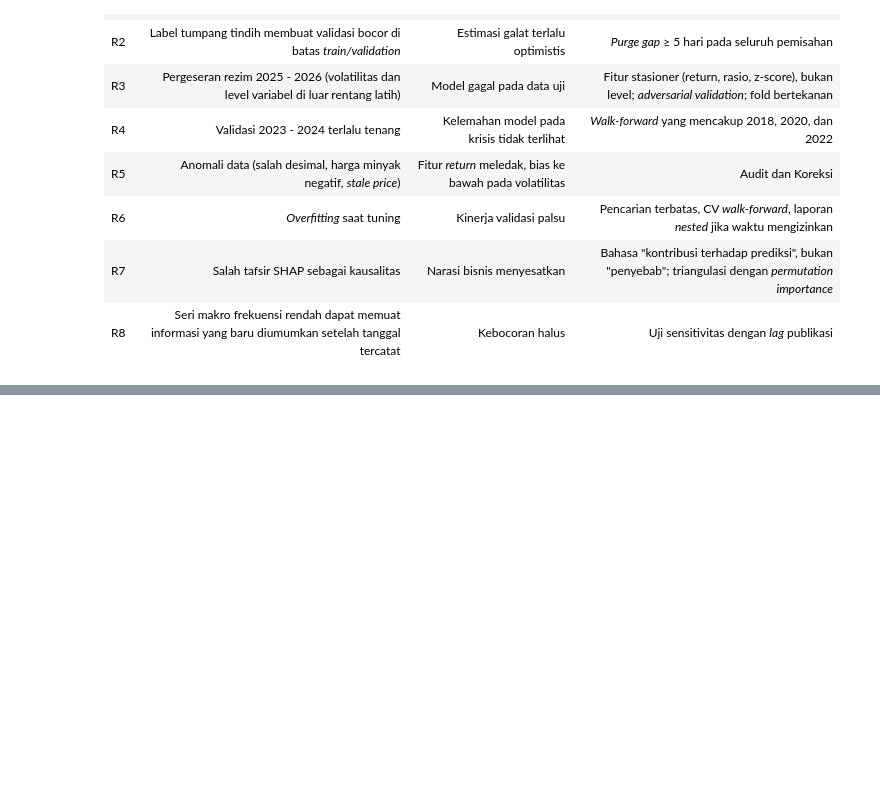
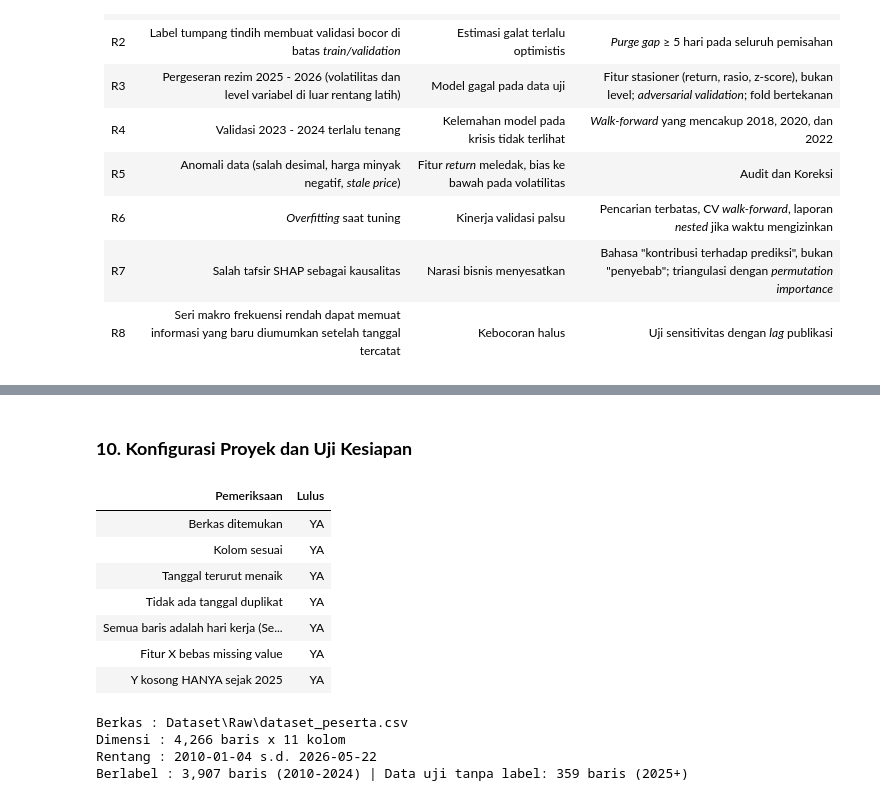
Before and after one commit to g3raldatsc/inception2026, a Jupyter notebook: Notebook/1_business_understanding.ipynb, the cells around one changed output, grey strips where cells are left out. Cells and saved outputs as stored; diff of their text form; code cells hidden in the pictures; blank space fills up the shorter version.

```diff
--- a/Notebook/1_business_understanding.ipynb
+++ b/Notebook/1_business_understanding.ipynb
@@ -200,0 +224,49 @@ Hipotesis berikut menjadi dasar kandidat fitur pada Task 1. Tiga fitur terbaik d
+# %% [markdown]
+### ****10. Konfigurasi Proyek dan Uji Kesiapan****
+# %%
+import pandas as pd
+from pathlib import Path
+
+cwd = Path.cwd().resolve()
+ROOT = next((p for p in [cwd, cwd.parent] if (p / "Dataset").exists()), cwd)
+RAW_DIR = ROOT / "Dataset" / "Raw"
+
+candidates = [RAW_DIR / "dataset peserta.csv", RAW_DIR / "dataset_peserta.csv"]
+DATA_PATH = next((p for p in candidates if p.exists()), None)
+assert DATA_PATH is not None, f"Dataset tidak ditemukan. Dicari di: {[str(c) for c in candidates]}"
+
+EXPECTED_COLUMNS = ["Date", "OIL", "GOLD", "USDIDR", "SP500", "IHSG", "VIX", "CPI", "BI_rate", "US_rate", "Target_Volatilitas_Y"]
+raw = pd.read_csv(DATA_PATH, parse_dates=["Date"])
+
+checks = {
+    "Berkas ditemukan": True,
+    "Kolom sesuai": list(raw.columns) == EXPECTED_COLUMNS,
+    "Tanggal terurut menaik": raw["Date"].is_monotonic_increasing,
+    "Tidak ada tanggal duplikat": not raw["Date"].duplicated().any(),
+    "Semua baris adalah hari kerja (Sen-Jum)": bool((raw["Date"].dt.dayofweek < 5).all()),
+    "Fitur X bebas missing value": not raw.drop(columns="Target_Volatilitas_Y").isna().any().any(),
+    "Y kosong HANYA sejak 2025": bool(raw.loc[raw["Target_Volatilitas_Y"].isna(), "Date"].min() >= pd.Timestamp("2025-01-01")),
+}
+report = pd.DataFrame({"Pemeriksaan": checks.keys(), "Lulus": ["YA" if v else "TIDAK" for v in checks.values()]})
+display(report.style.hide(axis="index"))
+
+n_lab  = raw["Target_Volatilitas_Y"].notna().sum()
+n_test = raw["Target_Volatilitas_Y"].isna().sum()
+print(f"\nBerkas : {DATA_PATH.relative_to(ROOT)}")
+print(f"Dimensi : {raw.shape[0]:,} baris x {raw.shape[1]} kolom")
+print(f"Rentang : {raw['Date'].min():%Y-%m-%d} s.d. {raw['Date'].max():%Y-%m-%d}")
+print(f"Berlabel : {n_lab:,} baris (2010-2024) | Data uji tanpa label: {n_test:,} baris (2025+)")
+assert all(checks.values()), "Gagal."
+# %% [output]
+| Pemeriksaan | Lulus |
+| Berkas ditemukan | YA |
+| Kolom sesuai | YA |
+| Tanggal terurut menaik | YA |
+| Tidak ada tanggal duplikat | YA |
+| Semua baris adalah hari kerja (Se... | YA |
+| Fitur X bebas missing value | YA |
+| Y kosong HANYA sejak 2025 | YA |
+Berkas : Dataset\Raw\dataset_peserta.csv
+Dimensi : 4,266 baris x 11 kolom
+Rentang : 2010-01-04 s.d. 2026-05-22
+Berlabel : 3,907 baris (2010-2024) | Data uji tanpa label: 359 baris (2025+)
```
Also changed, not shown: parts of 6 cells of this notebook.
